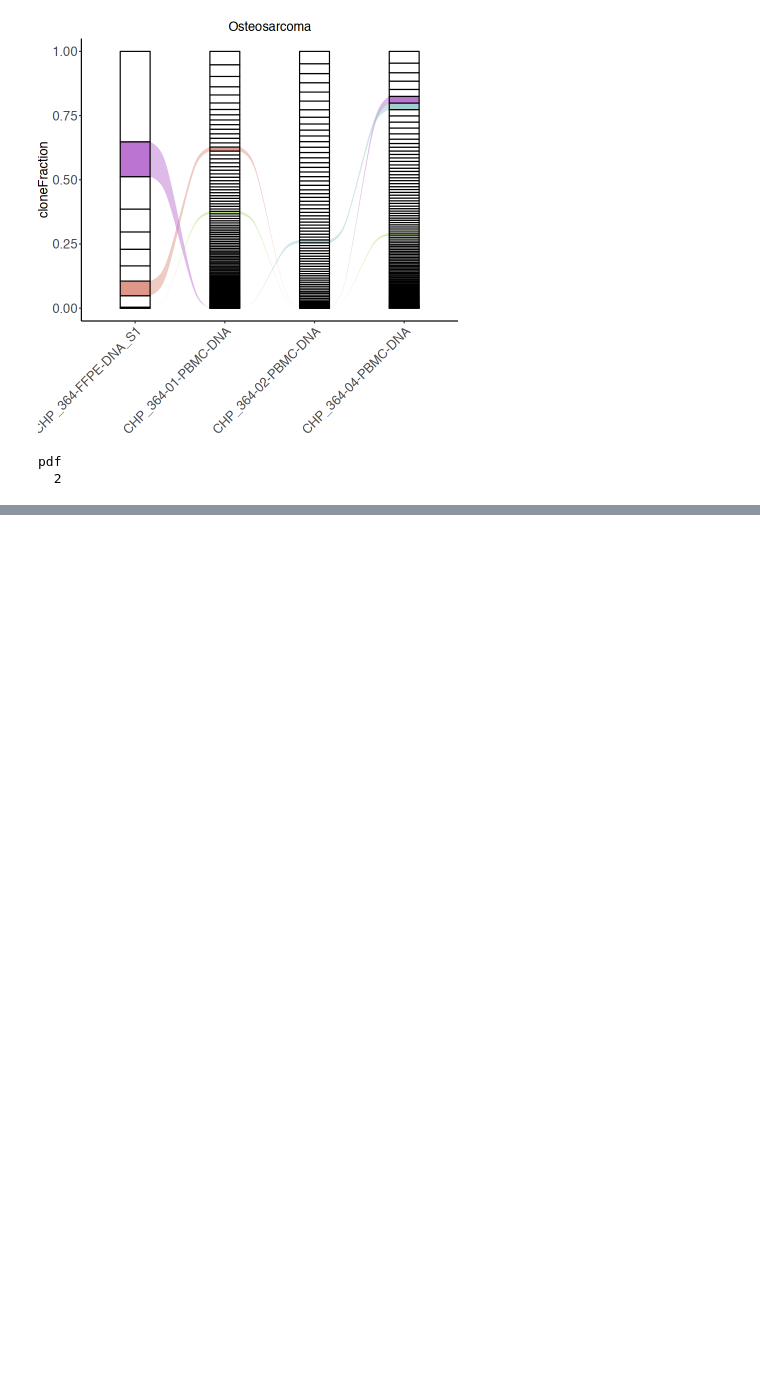
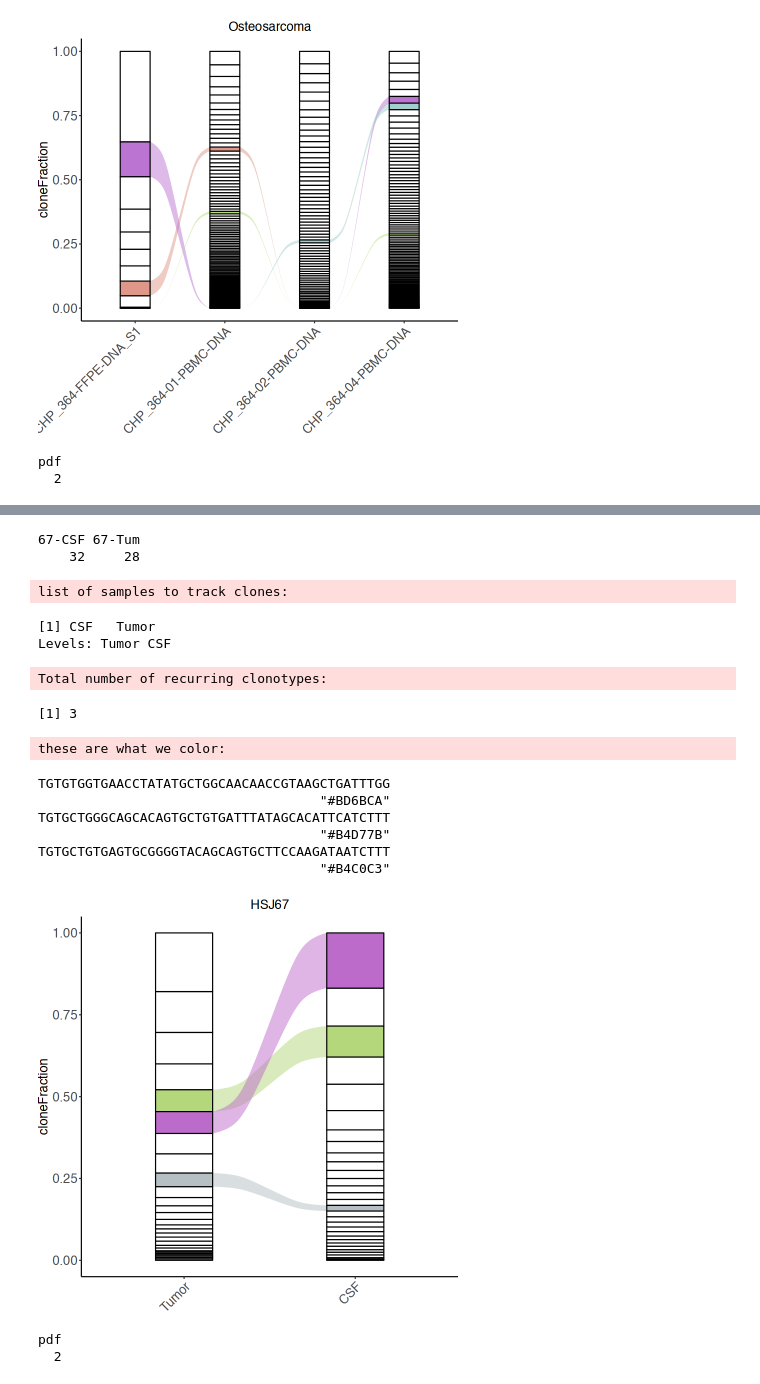
Before and after one commit to pughlab/ped_CapTCRseq, a Jupyter notebook: notebooks/Clonetrack.ipynb, the cells around one changed output, grey strips where cells are left out. Drawn from its saved outputs; the diff is of its cells as text; code cells hidden in the pictures; blank space fills up the shorter version.

```diff
--- a/notebooks/Clonetrack.ipynb
+++ b/notebooks/Clonetrack.ipynb
@@ -228,0 +286,2 @@ pdf
+# %%
+HSJ <- myfle[ grepl(mycase, myfle) ]
@@ -228,0 +293,2 @@ pdf
+# %%
+cdr3df <- cdr3_dataframe.fx("", "TRA", HSJ, "inframe")
@@ -228,0 +308,35 @@ pdf
+# %%
+table(cdr3df$samplename)
+# %% [output]
+67-CSF 67-Tum
+    32     28
+# %%
+cdr3df$samplename[ cdr3df$samplename == "67-CSF"] <- "CSF"
+#cdr3df$samplename[ cdr3df$samplename == "77-Plasma"] <- "Plasma"
+cdr3df$samplename[ cdr3df$samplename == "67-Tum"] <- "Tumor"
+# %%
+cdr3df$samplename <- factor(cdr3df$samplename, levels = c("Tumor", "CSF"))
+# %%
+p <- plot_clonetracks.fx(cdr3df, plotpath, "TRA", "cloneFraction", 0, "HSJ67", 222)
+p
+# %% [output]
+list of samples to track clones:
+[1] CSF   Tumor
+Levels: Tumor CSF
+Total number of recurring clonotypes:
+[1] 3
+these are what we color:
+TGTGTGGTGAACCTATATGCTGGCAACAACCGTAAGCTGATTTGG
+                                    "#BD6BCA"
+TGTGCTGGGCAGCACAGTGCTGTGATTTATAGCACATTCATCTTT
+                                    "#B4D77B"
+TGTGCTGTGAGTGCGGGGTACAGCAGTGCTTCCAAGATAATCTTT
+                                    "#B4C0C3"
+[figure, added]
+# %%
+cairo_pdf(paste0(plotpath, "HSJ_67_Tum_CSF_TRA.pdf"), width = 10, height = 15)
+p + theme(axis.title.x = element_text(size = 15) ) + labs(y = "TCR\U03B1 clone fraction", x = "", title = "")
+dev.off()
+# %% [output]
+pdf
+  2
```
Also changed, not shown: parts of 10 cells of this notebook, 13 other files.
